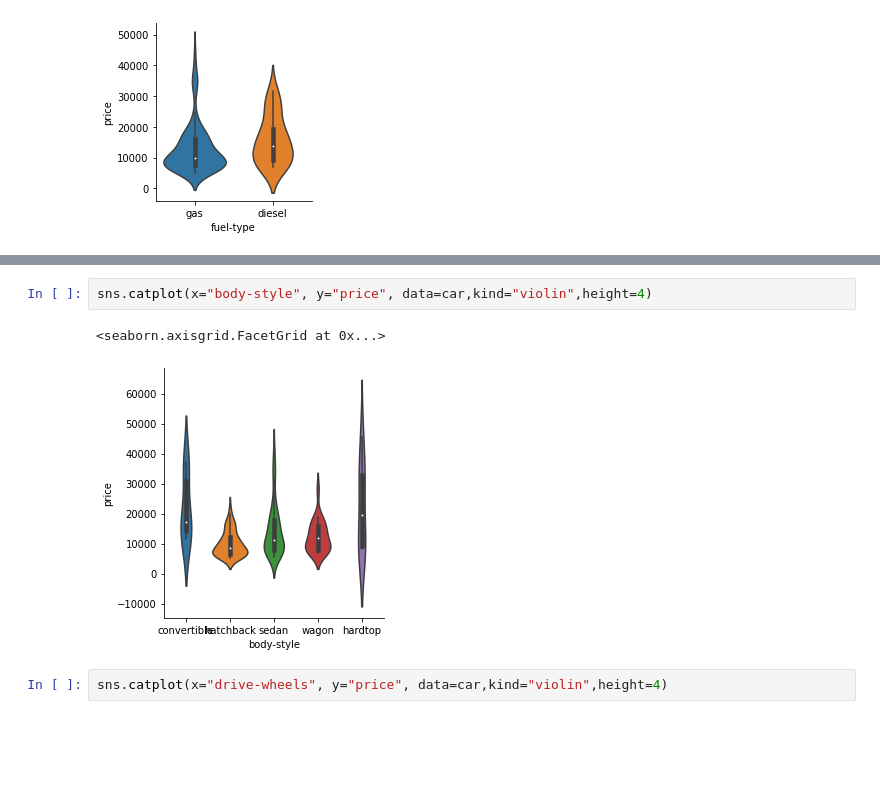
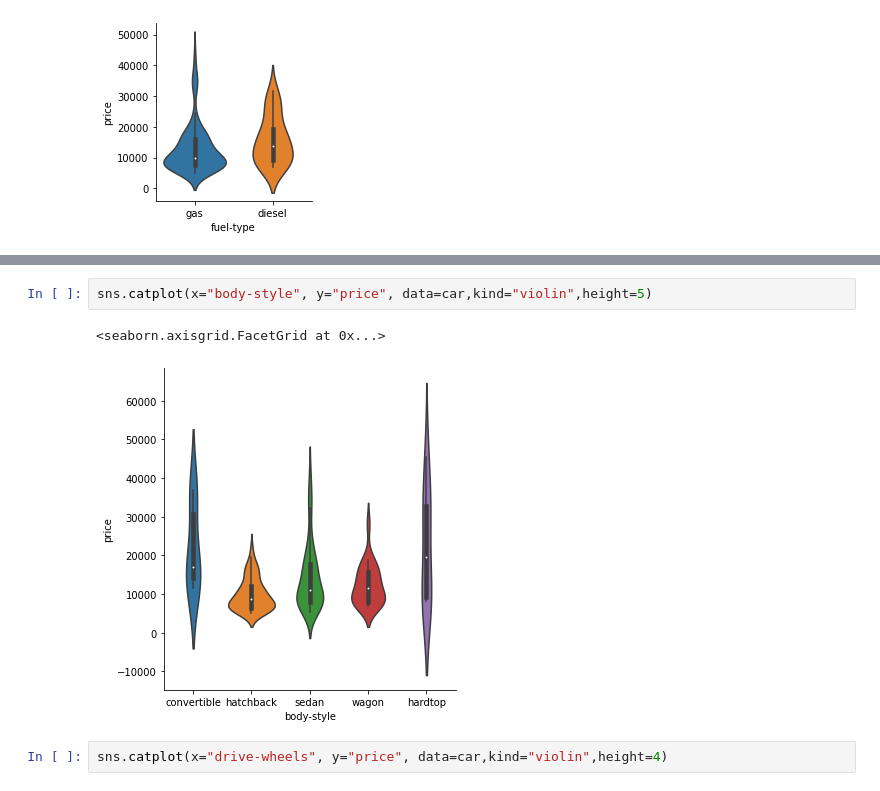
Before and after one commit to xjianlu96/Kaggle-projects-, a Jupyter notebook: car price prediction regression.ipynb, the cells around one changed output, grey strips where cells are left out. Drawn from its saved outputs; the diff is of its cells as text; blank space fills up the shorter version.

```diff
--- a/car price prediction regression.ipynb
+++ b/car price prediction regression.ipynb
@@ -55,8 +58,8 @@ sns.catplot(x="fuel-type", y="price", data=car,kind="violin",height=3)
 # %%
-sns.catplot(x="body-style", y="price", data=car,kind="violin",height=4)
+sns.catplot(x="body-style", y="price", data=car,kind="violin",height=5)
 # %% [output]
 <seaborn.axisgrid.FacetGrid at 0x...>
-[figure, old version]
+[figure, new version]
 # %%
 sns.catplot(x="drive-wheels", y="price", data=car,kind="violin",height=4)
 # %% [output]
```
Also changed, not shown: parts of 44 cells of this notebook.
